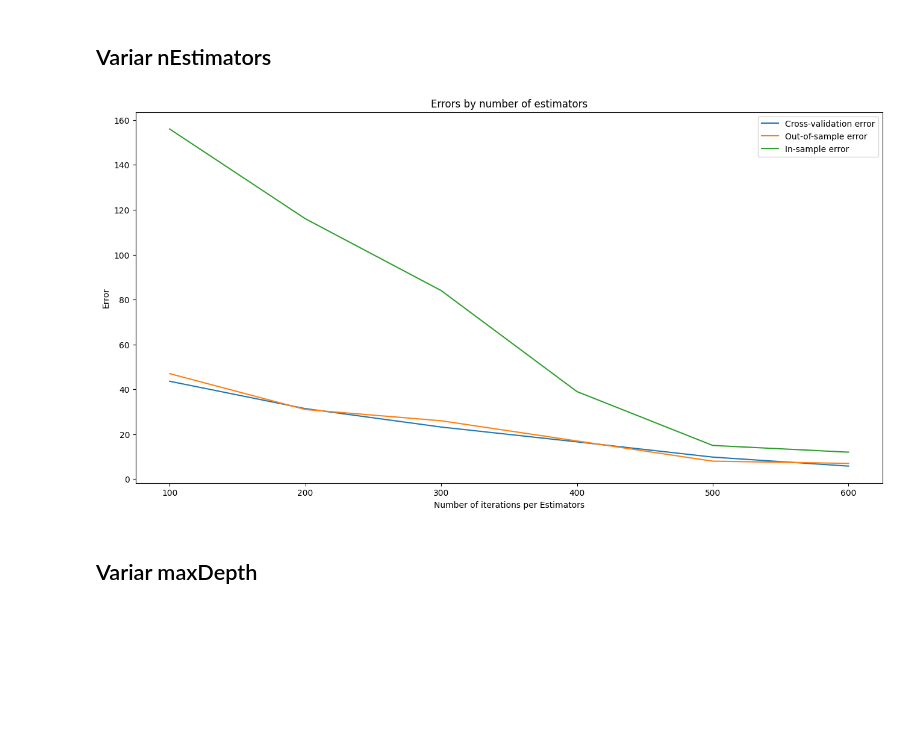
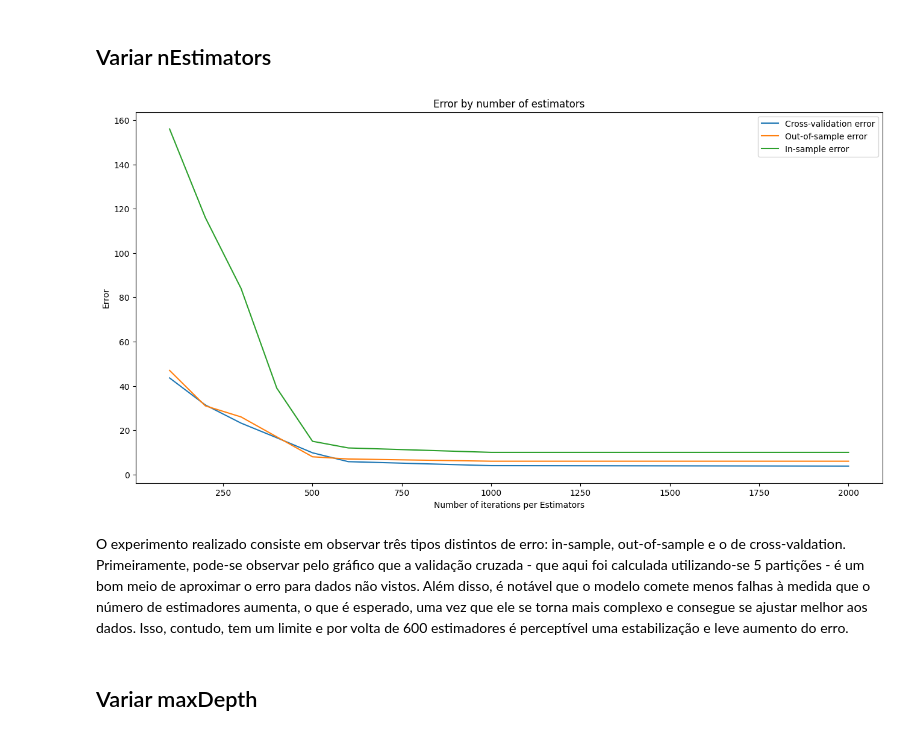
Before and after one commit to paduathiago/boosting_algorithm, a Jupyter notebook: tp2.ipynb, the cells around one changed output. Saved outputs shown, nothing was run; the diff lists cells and outputs as text; code cells hidden in the pictures; blank space fills up the shorter version.

```diff
--- a/tp2.ipynb
+++ b/tp2.ipynb
@@ -173,7 +184,7 @@ def computeErrors(X_train, X_test, y_train, y_test, nEstimators=100):
 # %%
 ada = AdaBoost()
 
-estimatorsList = [100, 200, 300, 400, 500, 600]
+estimatorsList = [100, 200, 300, 400, 500, 600, 1000, 2000]
 errors = []
 
 for estim in estimatorsList:
@@ -193,15 +202,17 @@ for estim in estimatorsList:
 # %%
 plt.figure(figsize=(16, 8))
 plt.plot(estimatorsList, errors, label='Cross-validation error')
 plt.plot(estimatorsList, E_out, label='Out-of-sample error')
 plt.plot(estimatorsList, E_in, label='In-sample error')
-plt.title('Absolute Error by number of estimators')
+plt.title('Error by number of estimators')
 plt.xlabel('Number of iterations per Estimators')
 plt.ylabel('Error')
 plt.legend()
 plt.show()
 # %% [output]
-[figure, old version]
+[figure, new version]
+# %% [markdown]
+O experimento realizado consiste em observar três tipos distintos de erro: in-sample, out-of-sample e o de cross-valdation. Primeiramente, pode-se observar pelo gráfico que a validação cruzada - que aqui foi calculada utilizando-se 5 partições - é um bom meio de aproximar o erro para dados não vistos. Além disso, é notável que o modelo comete menos falhas à medida que o número de estimadores aumenta, o que é esperado, uma vez que ele se torna mais complexo e consegue se ajustar melhor aos dados. Isso, contudo, tem um limite e por volta de 600 estimadores é perceptível uma estabilização e leve aumento do erro.
 # %% [markdown]
 ## Variar maxDepth
 # %%
```
Also changed, not shown: parts of 5 cells of this notebook.
